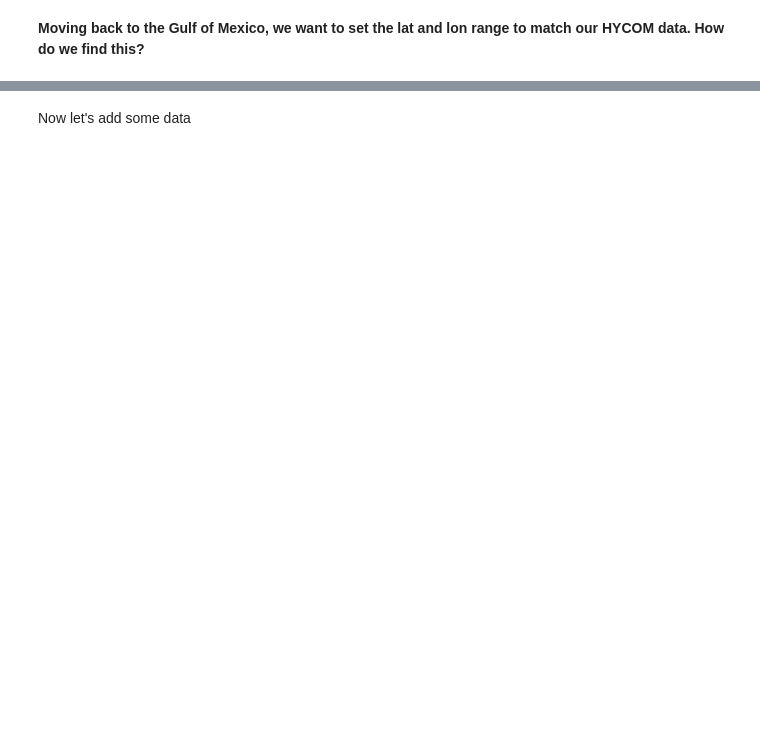
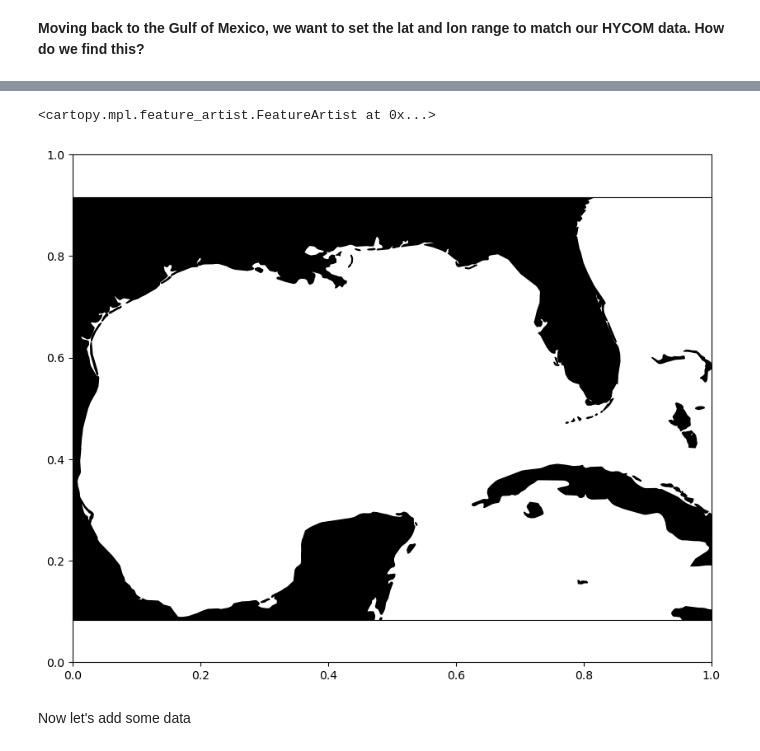
Before and after one commit to chsharrison/Sci_comp_F24, a Jupyter notebook: Zachary_Laird/Lab6.2_F24_cartopy..ipynb, the cells around one changed output, grey strips where cells are left out. Drawn from its saved outputs; the diff is of its cells as text; code cells hidden in the pictures; blank space fills up the shorter version.

```diff
--- a/Zachary_Laird/Lab6.2_F24_cartopy..ipynb
+++ b/Zachary_Laird/Lab6.2_F24_cartopy..ipynb
@@ -134,22 +184,25 @@ gom_data
 # %%
-gom_data.Latitude.min()
+lat_min = gom_data.Latitude.min()
 # %%
-gom_data.lat.max()
+lat_max = gom_data.Latitude.max()
 # %%
-ssh_data.lon.max()
+lon_max = gom_data.Longitude.max()
 # %%
-ssh_data.lon.min()
+lon_min = gom_data.Longitude.min()
 # %%
 fig, ax = plt.subplots(figsize =(10,8))
 ax = plt.axes(projection=ccrs.PlateCarree())
-ax.set_extent()
+ax.set_extent([lon_min, lon_max, lat_min, lat_max])
 #ax.set_extent([]) #play around later
 
 #Sets the land onto the projection with the right color and scale
 land_50m = cfeature.NaturalEarthFeature('physical', 'land', '50m',
                                     edgecolor='black',
-                                    facecolor='lightgrey')
+                                    facecolor='black')
 ax.add_feature(land_50m)
+# %% [output]
+<cartopy.mpl.feature_artist.FeatureArtist at 0x...>
+[figure, added]
 # %% [markdown]
 Now let's add some data
 # %%
```
Also changed, not shown: parts of 34 cells of this notebook.
